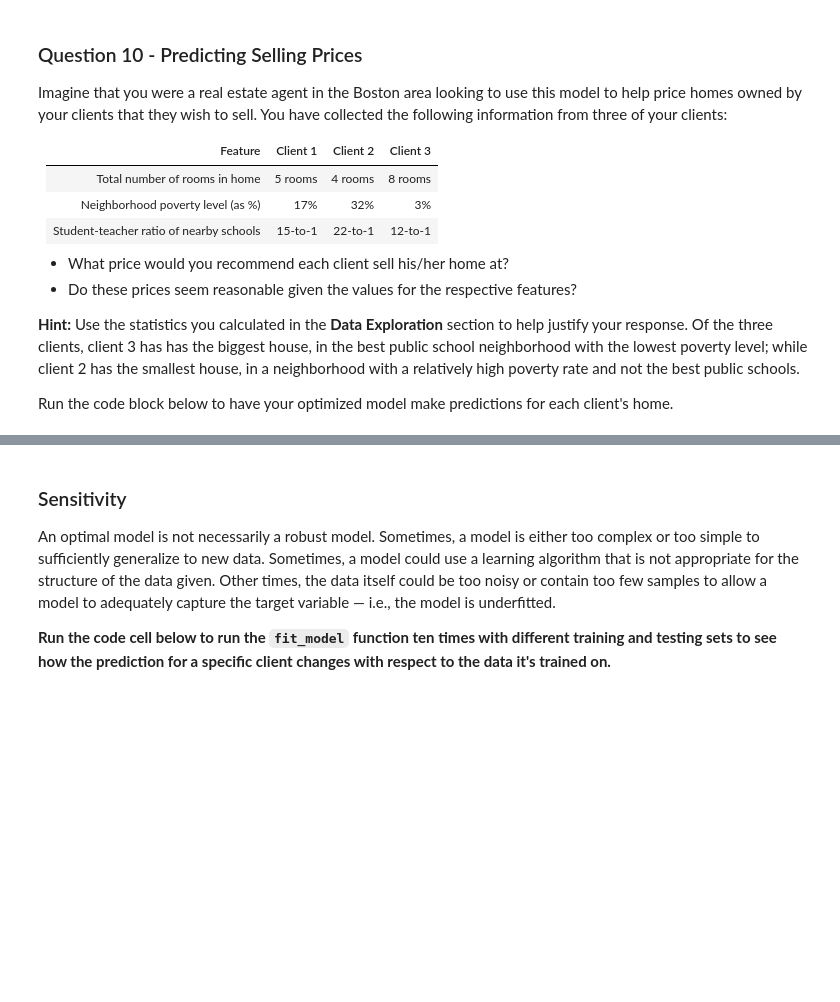
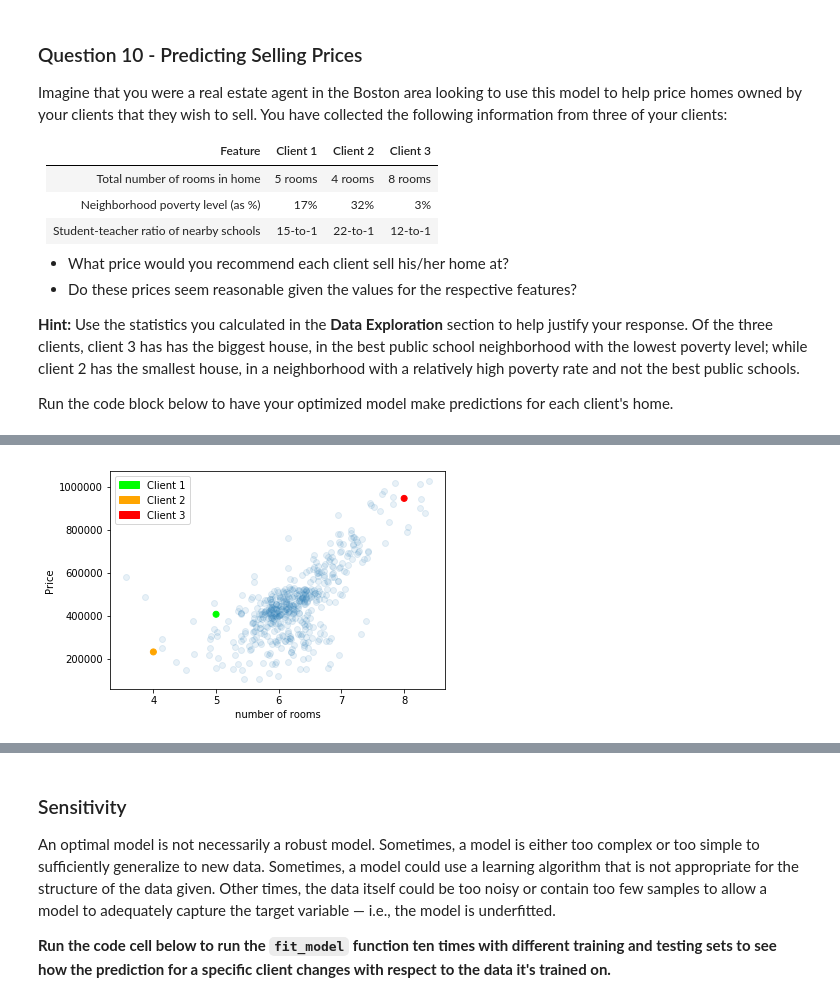
Before and after one commit to lzenczuk/mlnd, a Jupyter notebook: boston_housing/boston_housing.ipynb, the cells around one changed output, grey strips where cells are left out. Cells and saved outputs as stored; diff of their text form; code cells hidden in the pictures; blank space fills up the shorter version.

Commit message:
Add answers to more questions in boston houses prices prediction project.

```diff
--- a/boston_housing/boston_housing.ipynb
+++ b/boston_housing/boston_housing.ipynb
@@ -292,6 +300,9 @@ For the `fit_model` function in the code cell below, you will need to implement
   - Assign the `GridSearchCV` object to the `'grid'` variable.
 # %%
 # TODO: Import 'make_scorer', 'DecisionTreeRegressor', and 'GridSearchCV'
+from sklearn.tree import DecisionTreeRegressor
+from sklearn.metrics import make_scorer
+from sklearn.model_selection import GridSearchCV
 
 def fit_model(X, y):
     """ Performs grid search over the 'max_depth' parameter for a
@@ -300,21 +311,22 @@ def fit_model(X, y):
     # Create cross-validation sets from the training data
     # sklearn version 0.18: ShuffleSplit(n_splits=10, test_size=0.1, train_size=None, random_state=None)
     # sklearn versiin 0.17: ShuffleSplit(n, n_iter=10, test_size=0.1, train_size=None, random_state=None)
-    cv_sets = ShuffleSplit(X.shape[0], n_iter = 10, test_size = 0.20, random_state = 0)
+    # cv_sets = ShuffleSplit(X.shape[0], n_iter = 10, test_size = 0.20, random_state = 0)
+    cv_sets = ShuffleSplit(n_splits=10, test_size=0.20, random_state=0).split(X)
 
     # TODO: Create a decision tree regressor object
-    regressor = None
+    regressor = DecisionTreeRegressor()
 
     # TODO: Create a dictionary for the parameter 'max_depth' with a range from 1 to 10
-    params = {}
+    params = {'max_depth': range(1,11)}
 
     # TODO: Transform 'performance_metric' into a scoring function using 'make_scorer'
-    scoring_fnc = None
+    scoring_fnc = make_scorer(performance_metric)
 
     # TODO: Create the grid search cv object --> GridSearchCV()
     # Make sure to include the right parameters in the object:
     # (estimator, param_grid, scoring, cv) which have values 'regressor', 'params', 'scoring_fnc', and 'cv_sets' respectively.
-    grid = None
+    grid = GridSearchCV(estimator=regressor, param_grid=params, scoring=scoring_fnc, cv=cv_sets)
 
     # Fit the grid search object to the data to compute the optimal model
     grid = grid.fit(X, y)
@@ -369,0 +373,68 @@ for i, price in enumerate(reg.predict(client_data)):
+# %%
+# Produce a matrix for client data
+client_data = [[5, 17, 15], # Client 1
+               [4, 32, 22], # Client 2
+               [8, 3, 12]]  # Client 3
+
+# Show predictions
+for i, price in enumerate(reg.predict(client_data)):
+    print "Predicted selling price for Client {}'s home: ${:,.2f}".format(i+1, price)
+
+
+import matplotlib.pyplot as plt
+import matplotlib.patches as mpatches
+
+colors = ['lime', 'orange', 'red']
+c1_patch = mpatches.Patch(color='lime', label='Client 1', hatch='+')
+c2_patch = mpatches.Patch(color='orange', label='Client 2', hatch='+')
+c3_patch = mpatches.Patch(color='red', label='Client 3', hatch='+')
+
+pred_prices = reg.predict(client_data)
+
+pds = prices.describe()
+minimum_price = pds.loc['min']
+maximum_price = pds.loc['max']
+mean_price = pds.loc['mean']
+median_price = prices.median()
+std_price = pds.loc['std']
+
+print
+print "Statistics for Boston housing dataset:\n"
+print "Minimum price: ${:,.2f}".format(minimum_price)
+print "Maximum price: ${:,.2f}".format(maximum_price)
+print "Mean price: ${:,.2f}".format(mean_price)
+print "Median price ${:,.2f}".format(median_price)
+print "Standard deviation of prices: ${:,.2f}".format(std_price)
+print "------------------------------------------------------------------------"
+
+fds=features.describe()
+min_f = fds.loc['min']
+max_f = fds.loc['max']
+mean_f = fds.loc['mean']
+median_f = features.median()
+std_f = fds.loc['std']
+
+ft = [
+    {'name': 'number of rooms', 'index': 'RM'},
+    {'name': 'poverty percentage', 'index': 'LSTAT'},
+    {'name': 'students to teachers ratio', 'index': 'PTRATIO'}
+]
+
+for i, v in enumerate(ft):
+
+    print
+    print "Minimum {}: {:,.2f}".format(v['name'], min_f[v['index']])
+    print "Maximum {}: {:,.2f}".format(v['name'], max_f[v['index']])
+    print "Mean {}: {:,.2f}".format(v['name'], mean_f[v['index']])
+    print "Median {} {:,.2f}".format(v['name'], median_f[v['index']])
+    print "Standard deviation of {}: {:,.2f}".format(v['name'], std_f[v['index']])
+
+    plt.scatter(features[v['index']], prices, alpha=0.1)
+    plt.scatter(np.transpose(client_data)[i], pred_prices, color=colors)
+    plt.xlabel(v['name'])
+    plt.ylabel('Price')
+    plt.legend(handles=[c1_patch, c2_patch, c3_patch])
+    plt.show()
+
+    print "------------------------------------------------------------------------"
+# %% [output]
@@ -369,0 +459 @@ for i, price in enumerate(reg.predict(client_data)):
+[figure, added]
```
Also changed, not shown: parts of 9 cells of this notebook.
